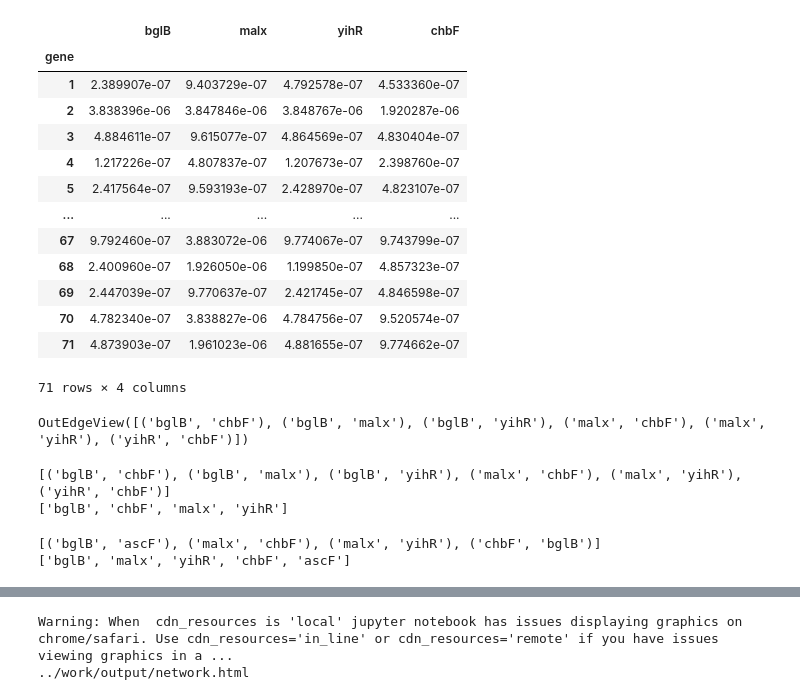
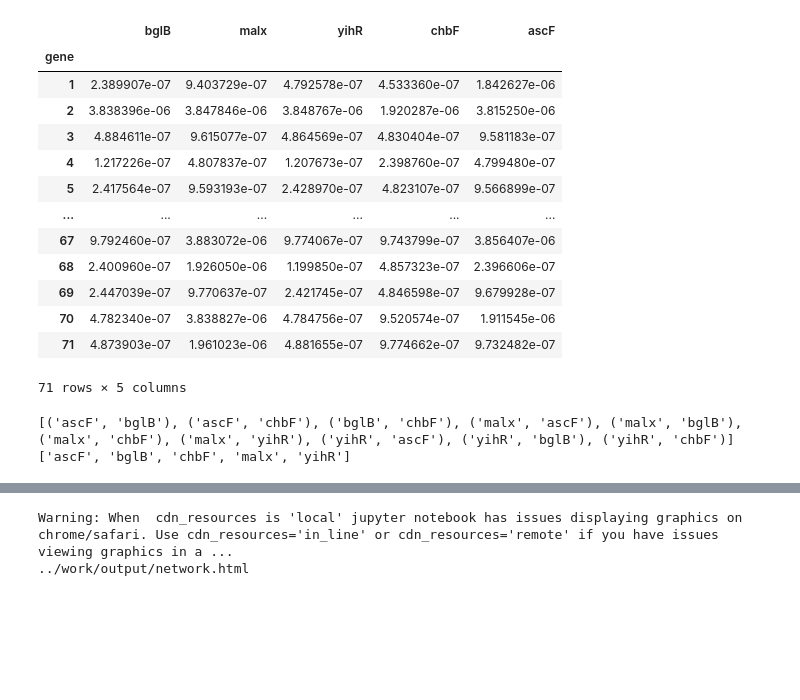
Before and after one commit to SanchanY/bn, a Jupyter notebook: work/bn.ipynb, the cells around one changed output, grey strips where cells are left out. Drawn from its saved outputs; the diff is of its cells as text; code cells hidden in the pictures; blank space fills up the shorter version.

```diff
--- a/work/bn.ipynb
+++ b/work/bn.ipynb
@@ -8,29 +8,28 @@ from pgmpy.inference.CausalInference import CausalInference
 # %%
 # 連続値データの読み込み
 data = pd.read_excel('../data/230630_0703AI用qPCRデータ.xlsx', index_col=0)
-data = data[['bglB', 'malx', 'yihR', 'chbF']]
+data = data[['bglB', 'malx', 'yihR', 'chbF', 'ascF']]
+# data = data[['bglB', 'malx', 'yihR', 'chbF']]
 data
 # %% [output]
-|  | bglB | malx | yihR | chbF |
-| gene |  |  |  |  |
-| 1 | 2.389907e-07 | 9.403729e-07 | 4.792578e-07 | 4.533360e-07 |
-| 2 | 3.838396e-06 | 3.847846e-06 | 3.848767e-06 | 1.920287e-06 |
-| 3 | 4.884611e-07 | 9.615077e-07 | 4.864569e-07 | 4.830404e-07 |
-| 4 | 1.217226e-07 | 4.807837e-07 | 1.207673e-07 | 2.398760e-07 |
-| 5 | 2.417564e-07 | 9.593193e-07 | 2.428970e-07 | 4.823107e-07 |
-| ... | ... | ... | ... | ... |
-| 67 | 9.792460e-07 | 3.883072e-06 | 9.774067e-07 | 9.743799e-07 |
-| 68 | 2.400960e-07 | 1.926050e-06 | 1.199850e-07 | 4.857323e-07 |
-| 69 | 2.447039e-07 | 9.770637e-07 | 2.421745e-07 | 4.846598e-07 |
-| 70 | 4.782340e-07 | 3.838827e-06 | 4.784756e-07 | 9.520574e-07 |
-| 71 | 4.873903e-07 | 1.961023e-06 | 4.881655e-07 | 9.774662e-07 |
+|  | bglB | malx | yihR | chbF | ascF |
+| gene |  |  |  |  |  |
+| 1 | 2.389907e-07 | 9.403729e-07 | 4.792578e-07 | 4.533360e-07 | 1.842627e-06 |
+| 2 | 3.838396e-06 | 3.847846e-06 | 3.848767e-06 | 1.920287e-06 | 3.815250e-06 |
+| 3 | 4.884611e-07 | 9.615077e-07 | 4.864569e-07 | 4.830404e-07 | 9.581183e-07 |
+| 4 | 1.217226e-07 | 4.807837e-07 | 1.207673e-07 | 2.398760e-07 | 4.799480e-07 |
+| 5 | 2.417564e-07 | 9.593193e-07 | 2.428970e-07 | 4.823107e-07 | 9.566899e-07 |
+| ... | ... | ... | ... | ... | ... |
+| 67 | 9.792460e-07 | 3.883072e-06 | 9.774067e-07 | 9.743799e-07 | 3.856407e-06 |
+| 68 | 2.400960e-07 | 1.926050e-06 | 1.199850e-07 | 4.857323e-07 | 2.396606e-07 |
+| 69 | 2.447039e-07 | 9.770637e-07 | 2.421745e-07 | 4.846598e-07 | 9.679928e-07 |
+| 70 | 4.782340e-07 | 3.838827e-06 | 4.784756e-07 | 9.520574e-07 | 1.911545e-06 |
+| 71 | 4.873903e-07 | 1.961023e-06 | 4.881655e-07 | 9.774662e-07 | 9.732482e-07 |
-71 rows × 4 columns
+71 rows × 5 columns
 # %%
 # 全探索
 est = ExhaustiveSearch(data, scoring_method=K2Score(data))
 best_model = est.estimate()
-# %% [output]
-OutEdgeView([('bglB', 'chbF'), ('bglB', 'malx'), ('bglB', 'yihR'), ('malx', 'chbF'), ('malx', 'yihR'), ('yihR', 'chbF')])
 # %%
 edges = best_model.edges()
 nodes = best_model.nodes()
@@ -38,18 +37,5 @@ nodes = best_model.nodes()
 print(edges)
 print(nodes)
 # %% [output]
-[('bglB', 'chbF'), ('bglB', 'malx'), ('bglB', 'yihR'), ('malx', 'chbF'), ('malx', 'yihR'), ('yihR', 'chbF')]
-['bglB', 'chbF', 'malx', 'yihR']
+[('ascF', 'bglB'), ('ascF', 'chbF'), ('bglB', 'chbF'), ('malx', 'ascF'), ('malx', 'bglB'), ('malx', 'chbF'), ('malx', 'yihR'), ('yihR', 'ascF'), ('yihR', 'bglB'), ('yihR', 'chbF')]
+['ascF', 'bglB', 'chbF', 'malx', 'yihR']
-# %%
-# ベイジアンネットワークの構造探索
-hc = HillClimbSearch(data)
-best_network = hc.estimate(scoring_method=K2Score(data))
-# hc = ExhaustiveSearch(data, scoring_method=K2Score(data))
-# best_network = hc.estimate()
-edges = best_network.edges()
-nodes = best_network.nodes()
-print(edges)
-print(nodes)
-# %% [output]
-[('bglB', 'ascF'), ('malx', 'chbF'), ('malx', 'yihR'), ('chbF', 'bglB')]
-['bglB', 'malx', 'yihR', 'chbF', 'ascF']
```
Also changed, not shown: parts of 5 cells of this notebook, 1 other file.
